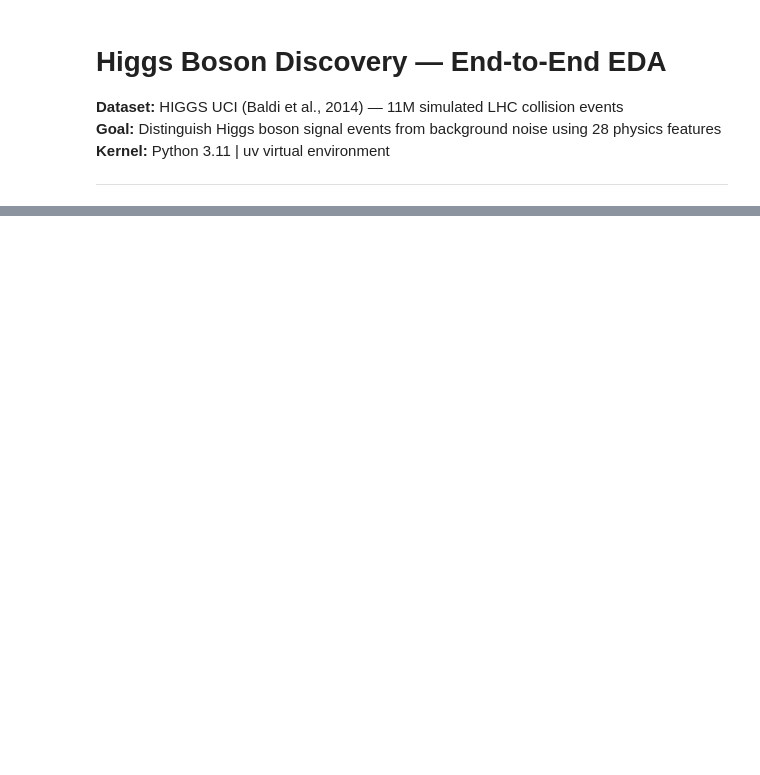
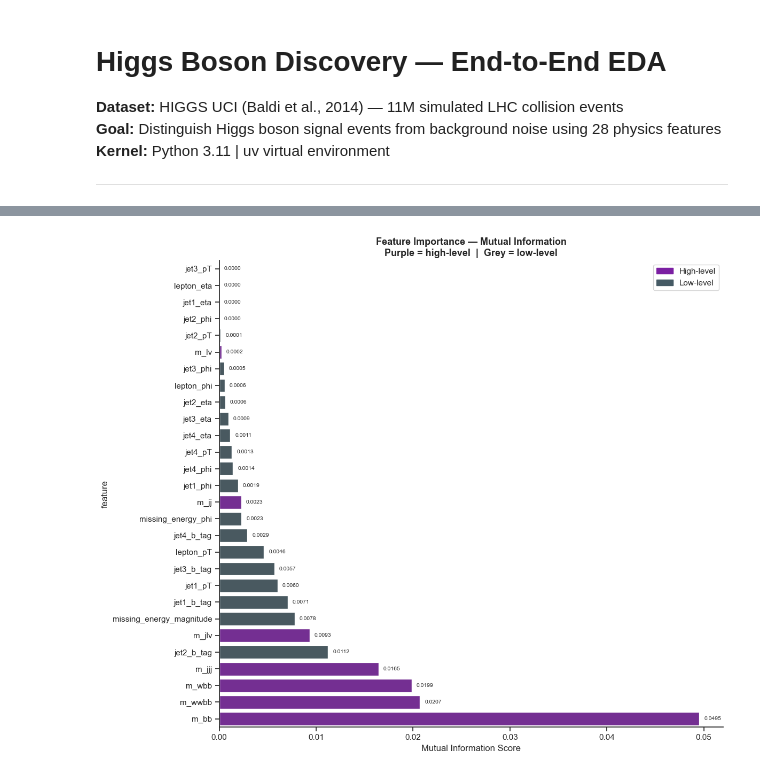
Before and after one commit to ashu-tagore/Higgs_EDA, a Jupyter notebook: notebooks/higgs_boson_eda.ipynb, the cells around one changed output, grey strips where cells are left out. Drawn from its saved outputs; the diff is of its cells as text; code cells hidden in the pictures; blank space fills up the shorter version.

```diff
--- a/notebooks/higgs_boson_eda.ipynb
+++ b/notebooks/higgs_boson_eda.ipynb
@@ -61,0 +366,20 @@ print(f"High-level features: {len(HIGH_LEVEL)}")
+# %%
+# 7. Mutual Information Scores
+mi_scores = mutual_info_classif(X, y, random_state=RANDOM_STATE)
+
+mi_df = pd.DataFrame({
+    'feature':  feature_cols,
+    'mi_score': mi_scores,
+    'type':     ['High-level' if f in HIGH_LEVEL else 'Low-level' for f in feature_cols]
+}).sort_values('mi_score', ascending=False).reset_index(drop=True)
+mi_df['rank'] = mi_df.index + 1
+
+print("Feature Importance Rankings (Mutual Information):")
+print(f"{'Rank':<5} {'Feature':<30} {'Type':<12} {'MI Score':>9}")
+print("-" * 60)
+for _, row in mi_df.iterrows():
+    marker = ' *' if row['type'] == 'High-level' else ''
+    print(f"{int(row['rank']):<5} {row['feature']:<30} {row['type']:<12} {row['mi_score']:>9.4f}{marker}")
+print("\n* = physicist-engineered (high-level) feature")
+
+top_features = mi_df.head(10)['feature'].tolist()
@@ -61,0 +404,24 @@ print(f"High-level features: {len(HIGH_LEVEL)}")
+# %%
+# 8. MI Visualisation — Ranked Bar Chart
+fig, ax = plt.subplots(figsize=(12, 10))
+
+bar_colors = ['#7B1FA2' if t == 'High-level' else '#455A64' for t in mi_df['type']]
+sns.barplot(data=mi_df, y='feature', x='mi_score', palette=bar_colors,
+            errorbar=None, ax=ax)
+
+ax.invert_yaxis()
+ax.set_xlabel('Mutual Information Score')
+ax.set_title('Feature Importance — Mutual Information\nPurple = high-level  |  Grey = low-level',
+             fontweight='bold')
+for patch, score in zip(ax.patches, mi_df['mi_score']):
+    ax.text(score + 0.0005, patch.get_y() + patch.get_height() / 2,
+            f'{score:.4f}', va='center', fontsize=7.5)
+
+ax.legend(handles=[Patch(color='#7B1FA2', label='High-level'),
+                   Patch(color='#455A64', label='Low-level')])
+plt.tight_layout()
+sns.despine(fig=fig)
+plt.savefig(FIGURES_DIR / 'mi_ranked_features.png', dpi=150, bbox_inches='tight')
+plt.show()
+# %% [output]
+[figure, added]
```
Also changed, not shown: parts of 20 cells of this notebook, 5 other files.
